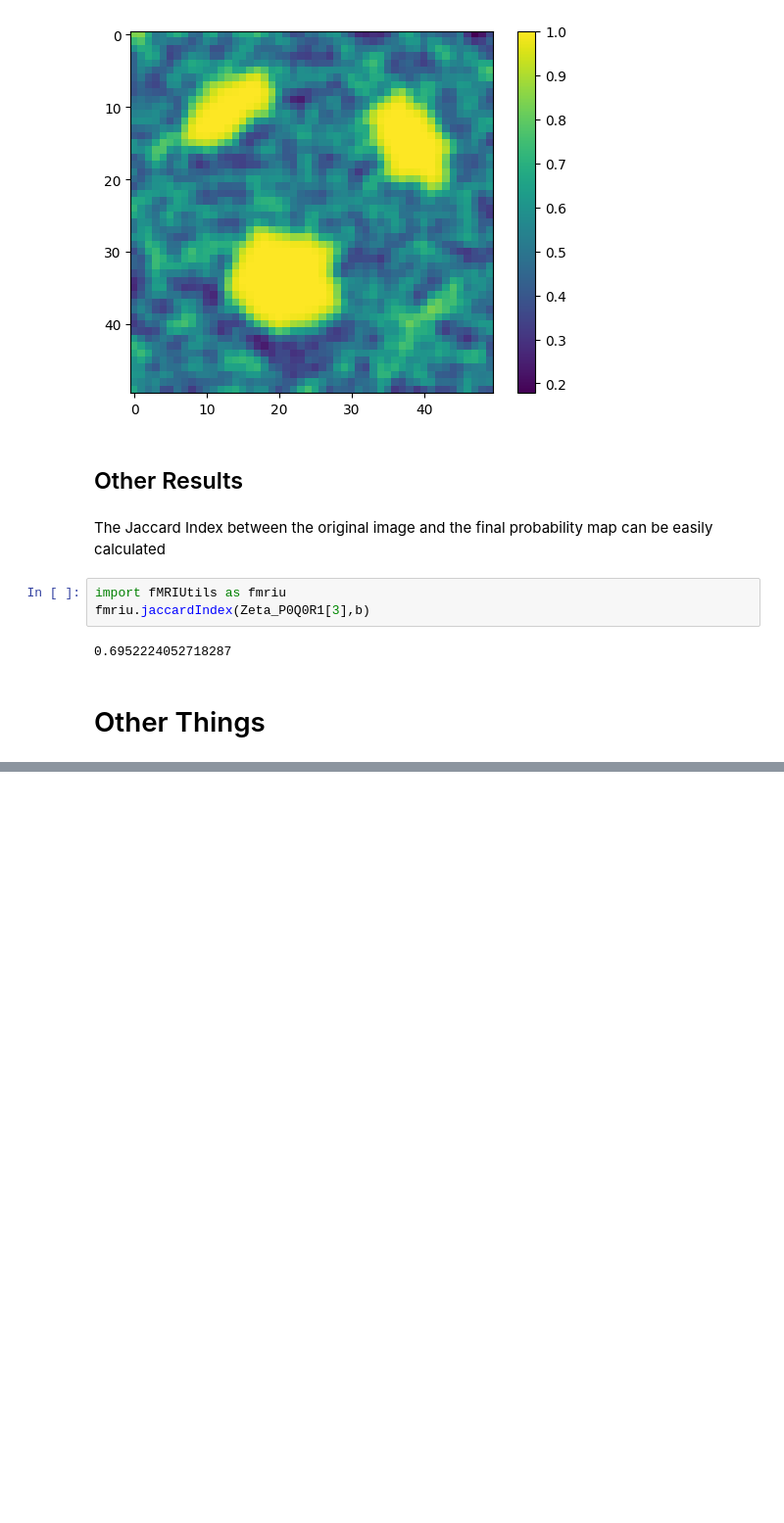
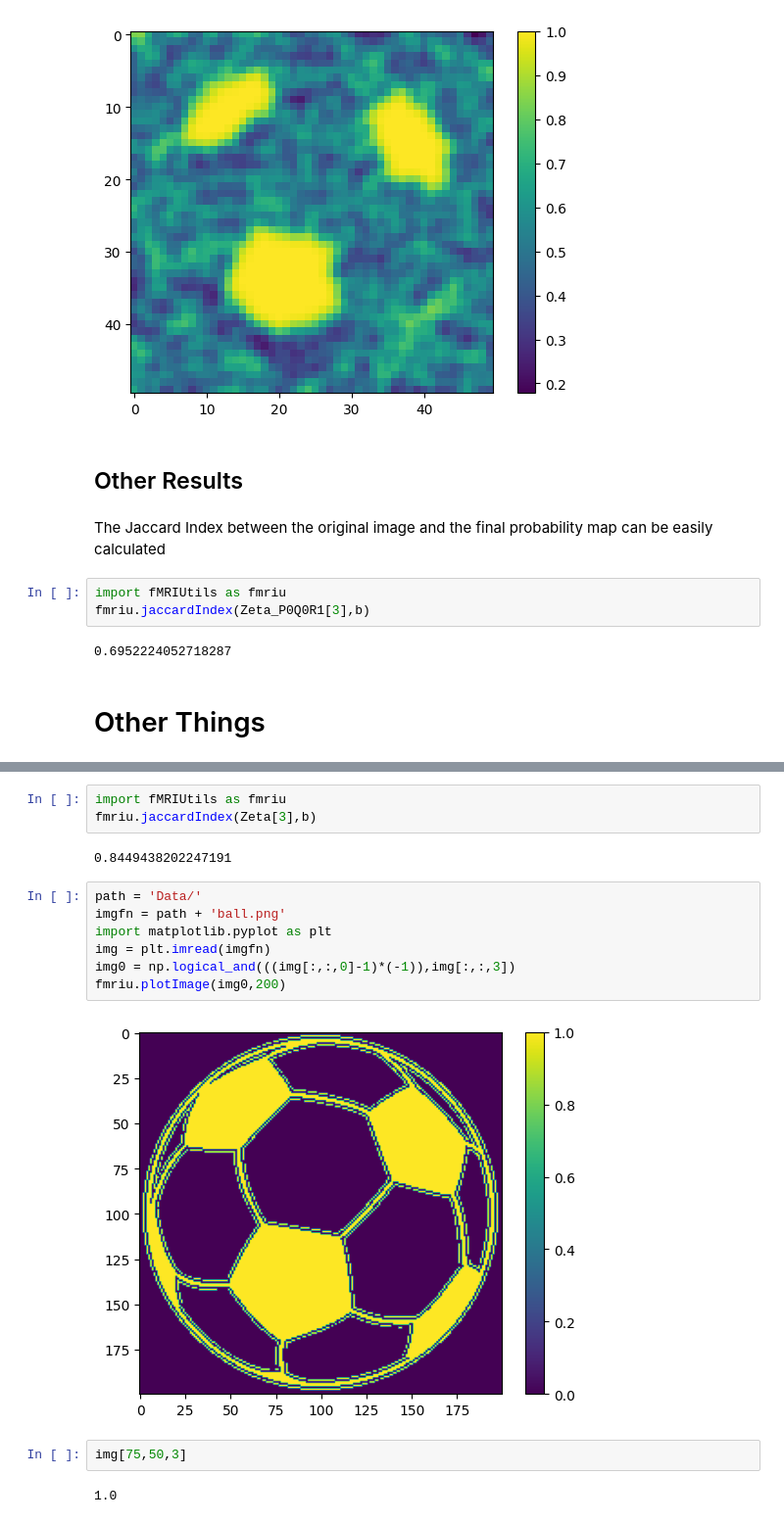
Before and after one commit to juanesfco/Thesis, a Jupyter notebook: resultsSims.ipynb, the cells around one changed output, grey strips where cells are left out. Shown at 98% size. Saved outputs shown, nothing was run; the diff lists cells and outputs as text; blank space fills up the shorter version.

```diff
--- a/resultsSims.ipynb
+++ b/resultsSims.ipynb
@@ -315,0 +336,18 @@ R
+# %%
+import fMRIUtils as fmriu
+fmriu.jaccardIndex(Zeta[3],b)
+# %% [output]
+0.8449438202247191
+# %%
+path = 'Data/'
+imgfn = path + 'ball.png'
+import matplotlib.pyplot as plt
+img = plt.imread(imgfn)
+img0 = np.logical_and(((img[:,:,0]-1)*(-1)),img[:,:,3])
+fmriu.plotImage(img0,200)
+# %% [output]
+[figure, added]
+# %%
+img[75,50,3]
+# %% [output]
+1.0
```
Also changed, not shown: parts of 6 cells of this notebook, 24 other files.
